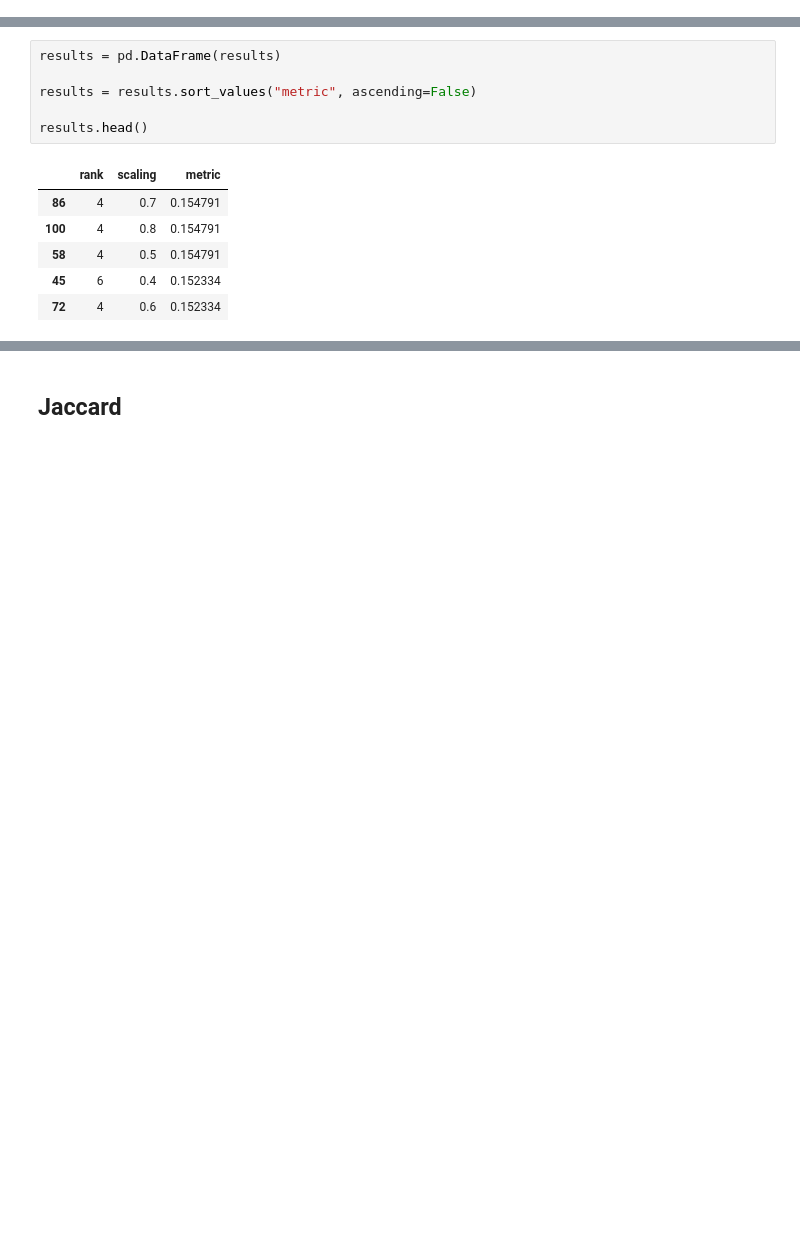
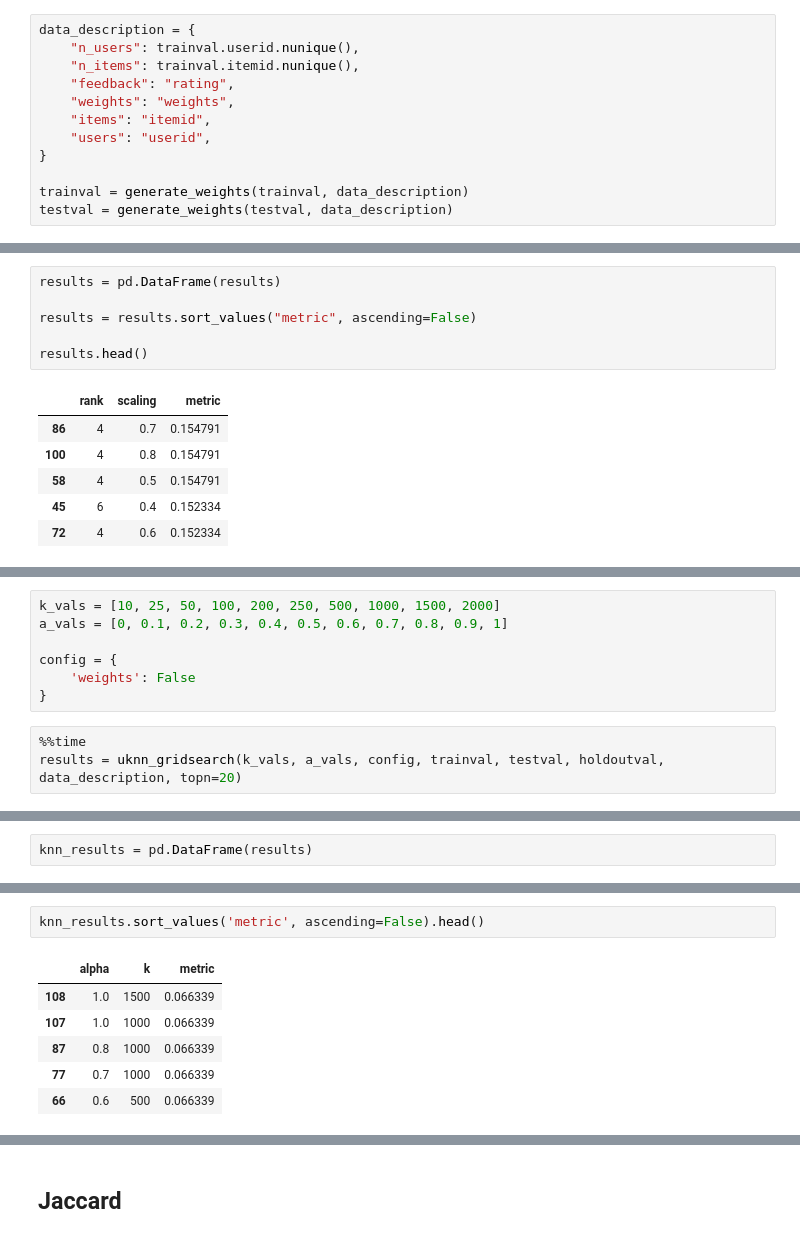
Before and after one commit to Dont-Care-Didnt-Ask/sequence-aware-similarity-for-recommendations, a Jupyter notebook: MovieLens.ipynb, the cells around one changed output, grey strips where cells are left out. Drawn from its saved outputs; the diff is of its cells as text; blank space fills up the shorter version.

```diff
--- a/MovieLens.ipynb
+++ b/MovieLens.ipynb
@@ -61,5 +61,17 @@ def reindex_all(train, test, holdout=None, userid='userid', itemid='itemid'):
 
 
 trainval, testval, holdoutval, data_index_val = reindex_all(_trainval, _testval, _holdoutval)
+# %%
+data_description = {
+    "n_users": trainval.userid.nunique(),
+    "n_items": trainval.itemid.nunique(),
+    "feedback": "rating",
+    "weights": "weights",
+    "items": "itemid",
+    "users": "userid",
+}
+
+trainval = generate_weights(trainval, data_description)
+testval = generate_weights(testval, data_description)
 # %% [markdown]
 ## Popular
@@ -186,0 +195,10 @@ results.head()
+# %%
+k_vals = [10, 25, 50, 100, 200, 250, 500, 1000, 1500, 2000]
+a_vals = [0, 0.1, 0.2, 0.3, 0.4, 0.5, 0.6, 0.7, 0.8, 0.9, 1]
+
+config = {
+    'weights': False
+}
+# %%
+%%time
+results = uknn_gridsearch(k_vals, a_vals, config, trainval, testval, holdoutval, data_description, topn=20)
@@ -186,0 +208,2 @@ results.head()
+# %%
+knn_results = pd.DataFrame(results)
@@ -186,0 +224,9 @@ results.head()
+# %%
+knn_results.sort_values('metric', ascending=False).head()
+# %% [output]
+|  | alpha | k | metric |
+| 108 | 1.0 | 1500 | 0.066339 |
+| 107 | 1.0 | 1000 | 0.066339 |
+| 87 | 0.8 | 1000 | 0.066339 |
+| 77 | 0.7 | 1000 | 0.066339 |
+| 66 | 0.6 | 500 | 0.066339 |
```
Also changed, not shown: parts of 15 cells of this notebook.
